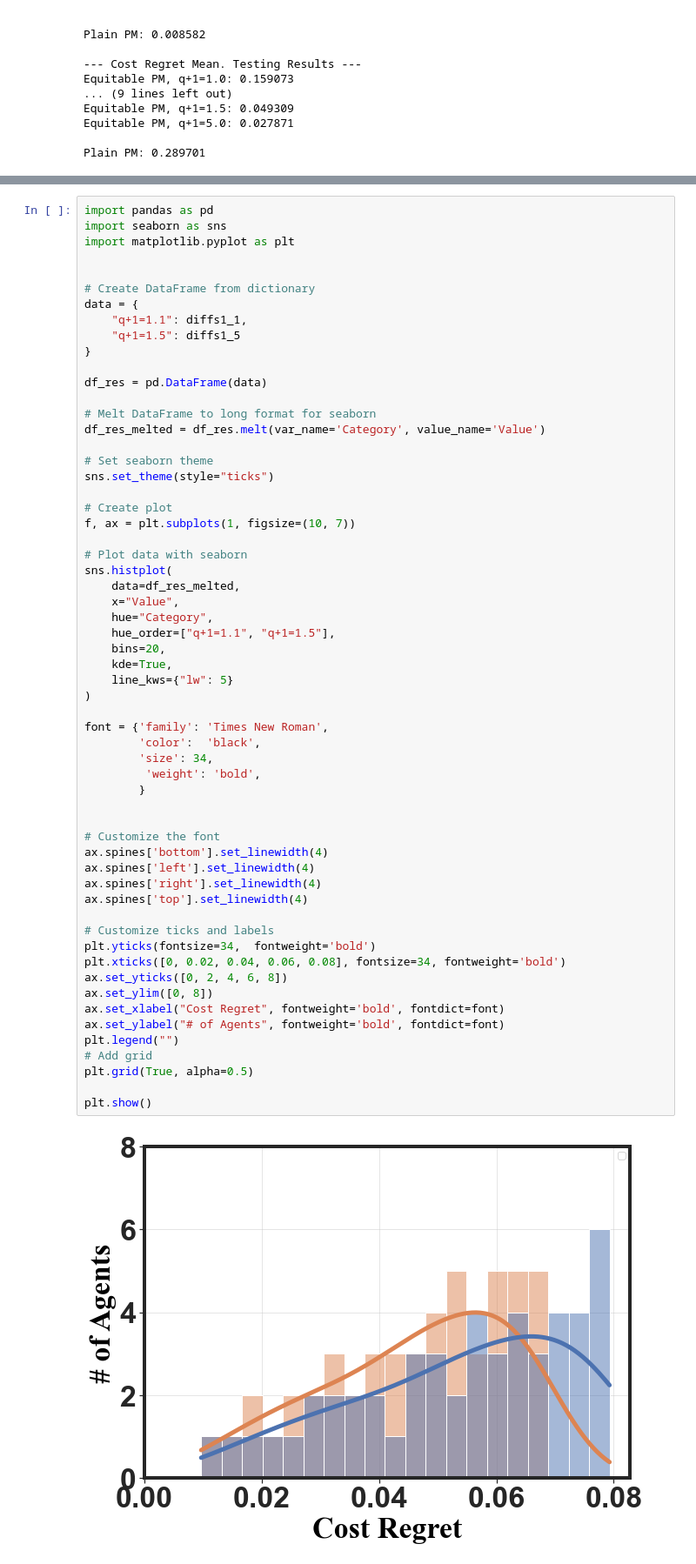
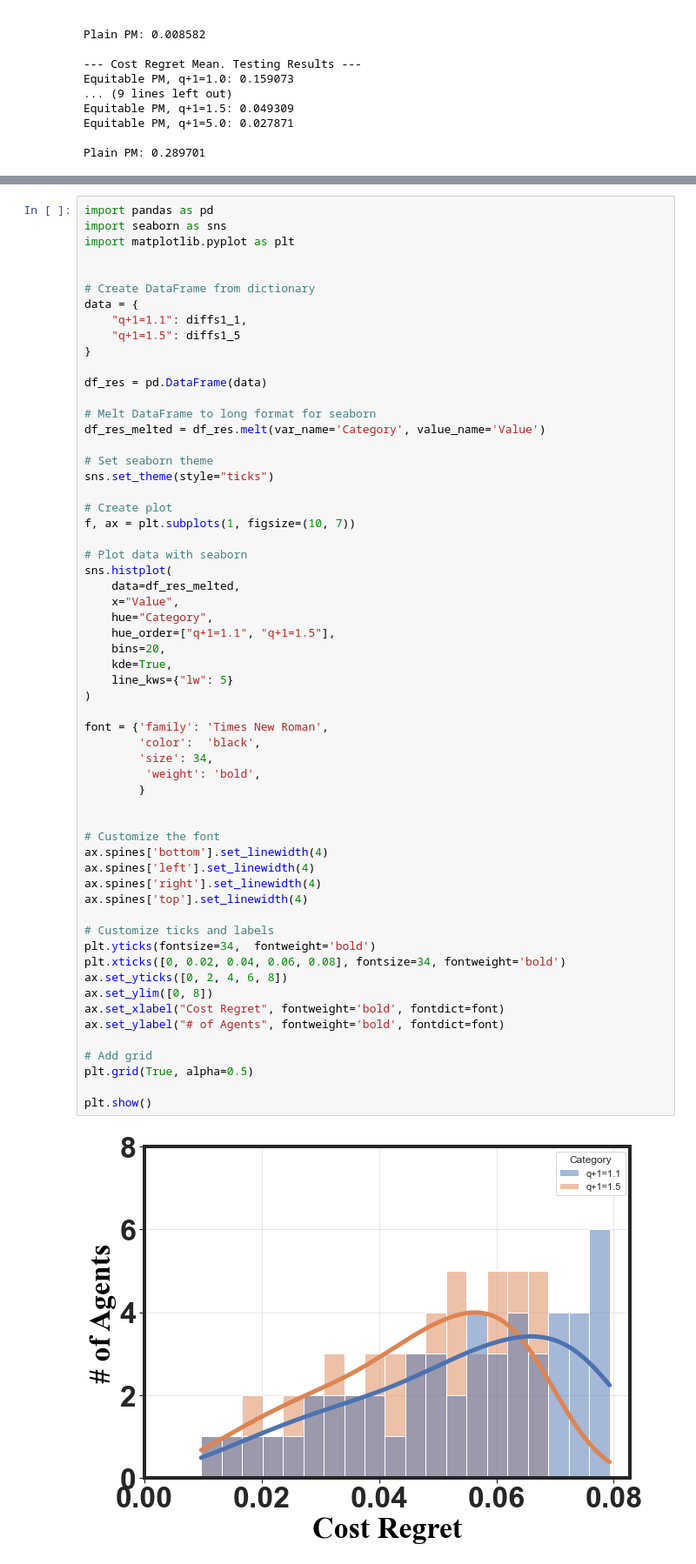
Before and after one commit to Ren-Research/Socially-Equitable-Public-Models, a Jupyter notebook: results/dc/plots.ipynb, the cells around one changed output, grey strips where cells are left out. Shown at 87% size. Saved outputs shown, nothing was run; the diff lists cells and outputs as text.

```diff
--- a/results/dc/plots.ipynb
+++ b/results/dc/plots.ipynb
@@ -151,35 +151,35 @@ sns.histplot(
     bins=20,
     kde=True,
     line_kws={"lw": 5}
 )
 
 font = {'family': 'Times New Roman',
         'color':  'black',
         'size': 34,
          'weight': 'bold',
         }
 
 
 # Customize the font
 ax.spines['bottom'].set_linewidth(4)
 ax.spines['left'].set_linewidth(4)
 ax.spines['right'].set_linewidth(4)
 ax.spines['top'].set_linewidth(4)
 
 # Customize ticks and labels
 plt.yticks(fontsize=34,  fontweight='bold')
 plt.xticks([0, 0.02, 0.04, 0.06, 0.08], fontsize=34, fontweight='bold')
 ax.set_yticks([0, 2, 4, 6, 8])
 ax.set_ylim([0, 8])
 ax.set_xlabel("Cost Regret", fontweight='bold', fontdict=font)
 ax.set_ylabel("# of Agents", fontweight='bold', fontdict=font)
-plt.legend("")
+
 # Add grid
 plt.grid(True, alpha=0.5)
 
 plt.show()
 # %% [output]
-[figure, old version]
+[figure, new version]
 # %%
 # same lambda, different dist
 import numpy as np
```
Also changed, not shown: parts of 2 cells of this notebook, 1 other file.
